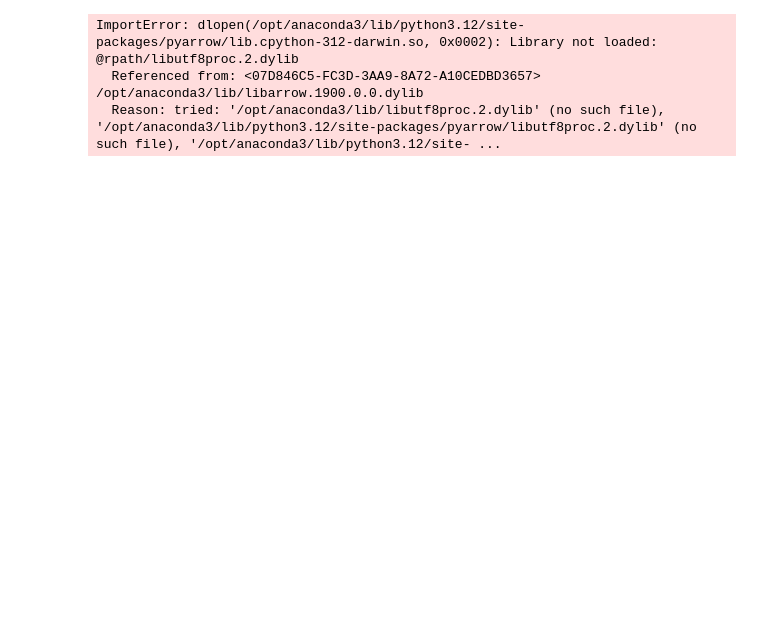
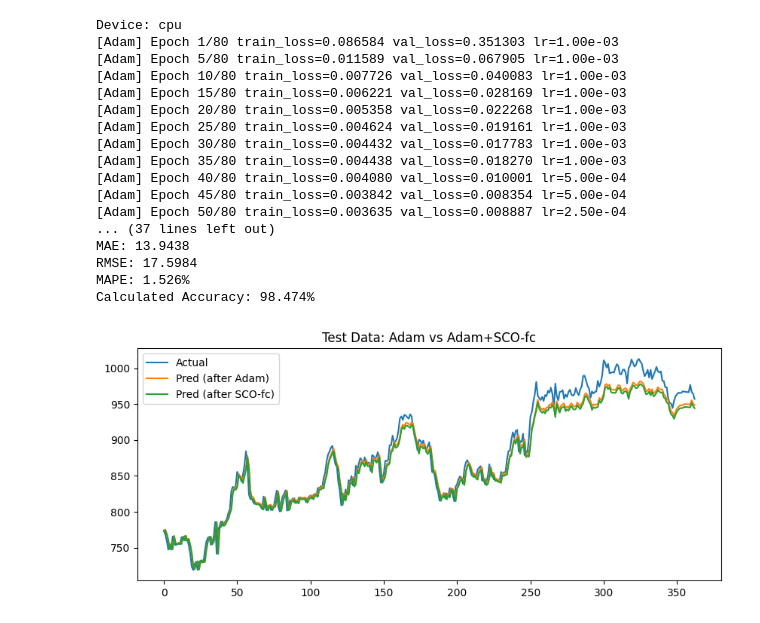
Before and after one commit to Onkarj012/Major_Project, a Jupyter notebook: Notebooks/02_SCO_LSTM.ipynb, the cells around one changed output. Drawn from its saved outputs; the diff is of its cells as text; code cells hidden in the pictures; blank space fills up the shorter version.

```diff
--- a/Notebooks/02_SCO_LSTM.ipynb
+++ b/Notebooks/02_SCO_LSTM.ipynb
@@ -66,7 +66,7 @@ y = scaler_y.fit_transform(y.reshape(-1, 1))
 # keep your original flip
 X = dc(np.flip(X, axis=1))
 
-split_index = int(len(X) * 0.95)
+split_index = int(len(X) * 0.70)
 X_train_np, X_test_np = X[:split_index], X[split_index:]
 y_train_np, y_test_np = y[:split_index], y[split_index:]
 
@@ -287,33 +287,48 @@ with torch.no_grad():
     test_pred2 = model(X_test.to(device)).cpu().numpy()
 
 train_pred2_inv = scaler_y.inverse_transform(train_pred2)
 test_pred2_inv = scaler_y.inverse_transform(test_pred2)
 y_train_inv = scaler_y.inverse_transform(y_train.cpu().numpy())
 y_test_inv = scaler_y.inverse_transform(y_test.cpu().numpy())
 
 mae_final = mean_absolute_error(y_test_inv.flatten(), test_pred2_inv.flatten())
 rmse_final = math.sqrt(mean_squared_error(y_test_inv.flatten(), test_pred2_inv.flatten()))
 mape_final = mean_absolute_percentage_error(y_test_inv.flatten(), test_pred2_inv.flatten()) * 100
 acc_final = 100 - mape_final
 
 print("\nAfter SCO (fc) fine-tuning (metrics):")
 print(f"MAE: {mae_final:.4f}")
 print(f"RMSE: {rmse_final:.4f}")
 print(f"MAPE: {mape_final:.3f}%")
 print(f"Calculated Accuracy: {acc_final:.3f}%")
 
 # --------------- Plot final comparison ---------------
 def plot_compare(y_true_inv, before_inv, after_inv, title="Test Comparison"):
     plt.figure(figsize=(10,4))
     plt.plot(y_true_inv.flatten(), label='Actual')
     plt.plot(before_inv.flatten(), label='Pred (after Adam)')
     plt.plot(after_inv.flatten(), label='Pred (after SCO-fc)')
     plt.title(title)
     plt.legend()
     plt.show()
 
 plot_compare(y_test_inv, test_pred_inv, test_pred2_inv, title="Test Data: Adam vs Adam+SCO-fc")
 # %% [output]
-ImportError: dlopen(/opt/anaconda3/lib/python3.12/site-packages/pyarrow/lib.cpython-312-darwin.so, 0x0002): Library not loaded: @rpath/libutf8proc.2.dylib
-  Referenced from: <07D846C5-FC3D-3AA9-8A72-A10CEDBD3657> /opt/anaconda3/lib/libarrow.1900.0.0.dylib
-  Reason: tried: '/opt/anaconda3/lib/libutf8proc.2.dylib' (no such file), '/opt/anaconda3/lib/python3.12/site-packages/pyarrow/libutf8proc.2.dylib' (no such file), '/opt/anaconda3/lib/python3.12/site- ...
+Device: cpu
+[Adam] Epoch 1/80 train_loss=0.086584 val_loss=0.351303 lr=1.00e-03
+[Adam] Epoch 5/80 train_loss=0.011589 val_loss=0.067905 lr=1.00e-03
+[Adam] Epoch 10/80 train_loss=0.007726 val_loss=0.040083 lr=1.00e-03
+[Adam] Epoch 15/80 train_loss=0.006221 val_loss=0.028169 lr=1.00e-03
+[Adam] Epoch 20/80 train_loss=0.005358 val_loss=0.022268 lr=1.00e-03
+[Adam] Epoch 25/80 train_loss=0.004624 val_loss=0.019161 lr=1.00e-03
+[Adam] Epoch 30/80 train_loss=0.004432 val_loss=0.017783 lr=1.00e-03
+[Adam] Epoch 35/80 train_loss=0.004438 val_loss=0.018270 lr=1.00e-03
+[Adam] Epoch 40/80 train_loss=0.004080 val_loss=0.010001 lr=5.00e-04
+[Adam] Epoch 45/80 train_loss=0.003842 val_loss=0.008354 lr=5.00e-04
+[Adam] Epoch 50/80 train_loss=0.003635 val_loss=0.008887 lr=2.50e-04
+... (37 lines left out)
+MAE: 13.9438
+RMSE: 17.5984
+MAPE: 1.526%
+Calculated Accuracy: 98.474%
+[figure, added]
```
Also changed, not shown: 42 other files.
